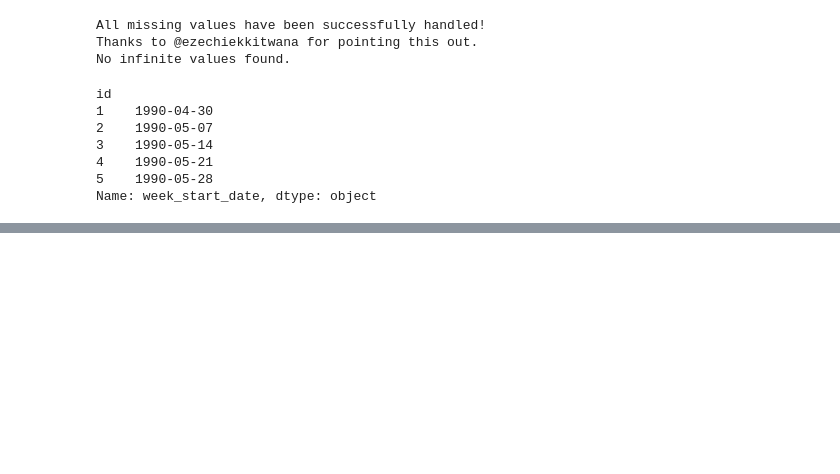
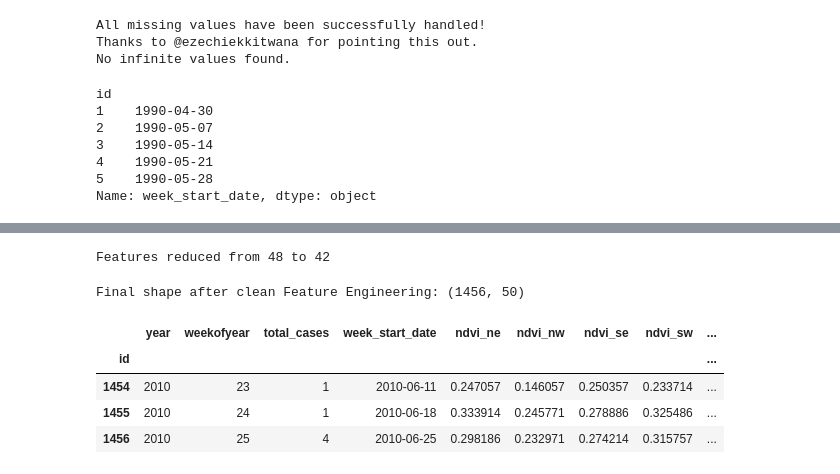
Before and after one commit to KitwanaSh/data_driven_competition, a Jupyter notebook: denai_diseases_spread/den_disease_spread.ipynb, the cells around one changed output, grey strips where cells are left out. Drawn from its saved outputs; the diff is of its cells as text; code cells hidden in the pictures; blank space fills up the shorter version.

Commit message:
Feat: Done Feature Engineering

```diff
--- a/denai_diseases_spread/den_disease_spread.ipynb
+++ b/denai_diseases_spread/den_disease_spread.ipynb
@@ -757,0 +979,39 @@ Name: week_start_date, dtype: object
+# %%
+# Handle any missing values created during feature engineering
+# Replace NaNs with 0 for calculated columns
+original_columns = ['city', 'year', 'weekofyear', 'total_cases', 'week_start_date',
+       'ndvi_ne', 'ndvi_nw', 'ndvi_se', 'ndvi_sw', 'precipitation_amt_mm',
+       'reanalysis_air_temp_k', 'reanalysis_avg_temp_k',
+       'reanalysis_dew_point_temp_k', 'reanalysis_max_air_temp_k',
+       'reanalysis_min_air_temp_k', 'reanalysis_precip_amt_kg_per_m2',
+       'reanalysis_relative_humidity_percent', 'reanalysis_sat_precip_amt_mm',
+       'reanalysis_specific_humidity_g_per_kg', 'reanalysis_tdtr_k',
+       'station_avg_temp_c', 'station_diur_temp_rng_c', 'station_max_temp_c',
+       'station_min_temp_c', 'station_precip_mm']
+
+for col in df.columns:
+    if col not in original_columns:  # Skip original columns that were already cleaned
+        df[col] = df[col].fillna(0)
+
+# Remove features with near-zero variance
+from sklearn.feature_selection import VarianceThreshold
+
+# Apply variance threshold to remove near-zero variance features
+selector = VarianceThreshold(threshold=0.01)  # features with variance < 0.01 will be removed
+X = df.drop(['total_cases', 'week_start_date'], axis=1)  # Exclude target and date column
+X_selected = selector.fit_transform(X)
+selected_features = X.columns[selector.get_support()]
+
+print(f"Features reduced from {X.shape[1]} to {len(selected_features)}")
+# %% [output]
+Features reduced from 48 to 42
+# %%
+print(f"Final shape after clean Feature Engineering: {df.shape}")
+df.tail(3)
+# %% [output]
+Final shape after clean Feature Engineering: (1456, 50)
+|  | year | weekofyear | total_cases | week_start_date | ndvi_ne | ndvi_nw | ndvi_se | ndvi_sw | ... |
+| id |  |  |  |  |  |  |  |  | ... |
+| 1454 | 2010 | 23 | 1 | 2010-06-11 | 0.247057 | 0.146057 | 0.250357 | 0.233714 | ... |
+| 1455 | 2010 | 24 | 1 | 2010-06-18 | 0.333914 | 0.245771 | 0.278886 | 0.325486 | ... |
+| 1456 | 2010 | 25 | 4 | 2010-06-25 | 0.298186 | 0.232971 | 0.274214 | 0.315757 | ... |
```
Also changed, not shown: parts of 15 cells of this notebook.
